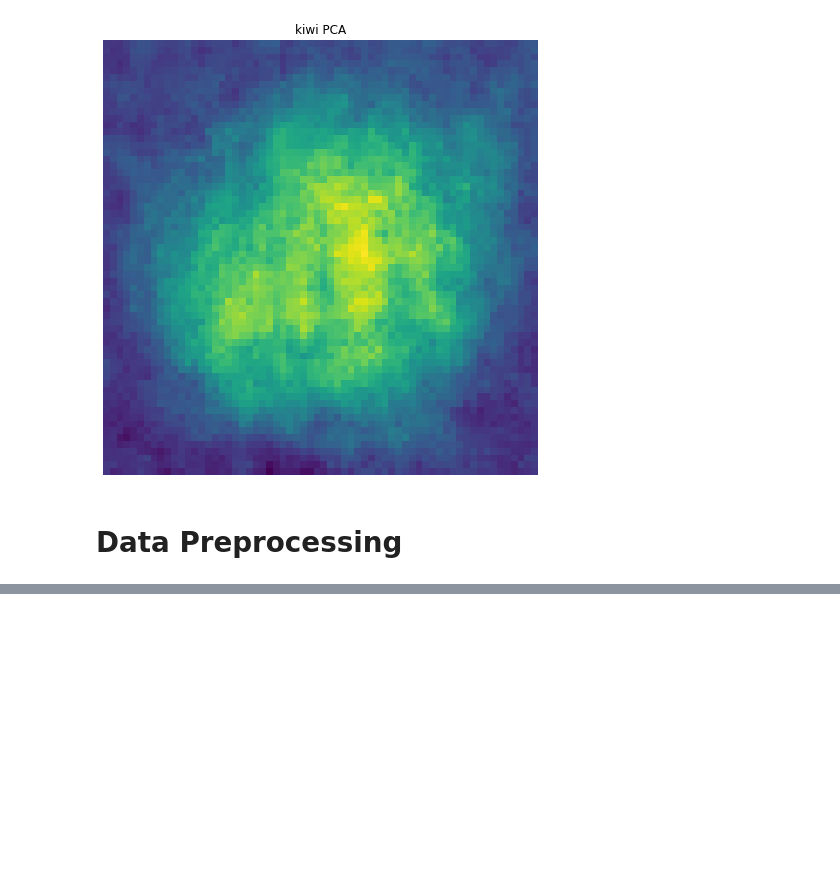
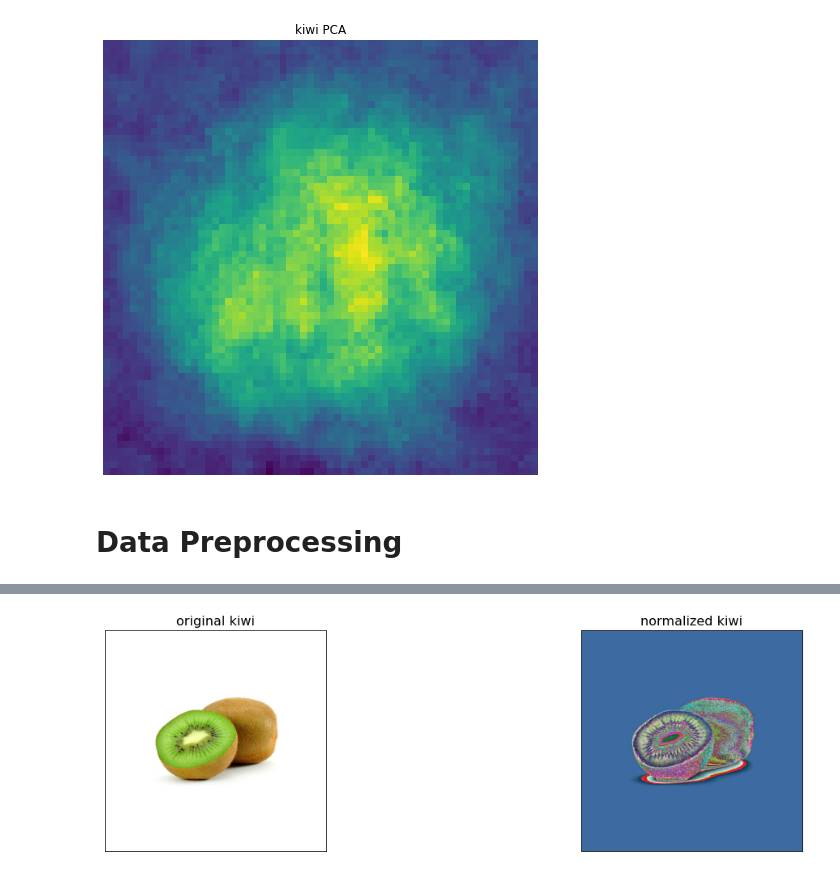
Before and after one commit to krebso/zelovoc, a Jupyter notebook: presentation.ipynb, the cells around one changed output, grey strips where cells are left out. Saved outputs shown, nothing was run; the diff lists cells and outputs as text; code cells hidden in the pictures; blank space fills up the shorter version.

```diff
--- a/presentation.ipynb
+++ b/presentation.ipynb
@@ -197,0 +264,7 @@ plot_pca( eigenimages( kiwi_images ), "kiwi" )
+# %%
+tensor = T.ToTensor()(orig_img)
+normalized_tensor = T.Normalize( mean=[ 0.485, 0.456, 0.406 ], std=[ 0.229, 0.224, 0.225 ])(tensor)
+img = T.ToPILImage(mode='RGB')(normalized_tensor)
+plot([img], img_titles=['original kiwi', 'normalized kiwi'])
+# %% [output]
+[figure, added]
```
Also changed, not shown: parts of 14 cells of this notebook, 1 other file.
